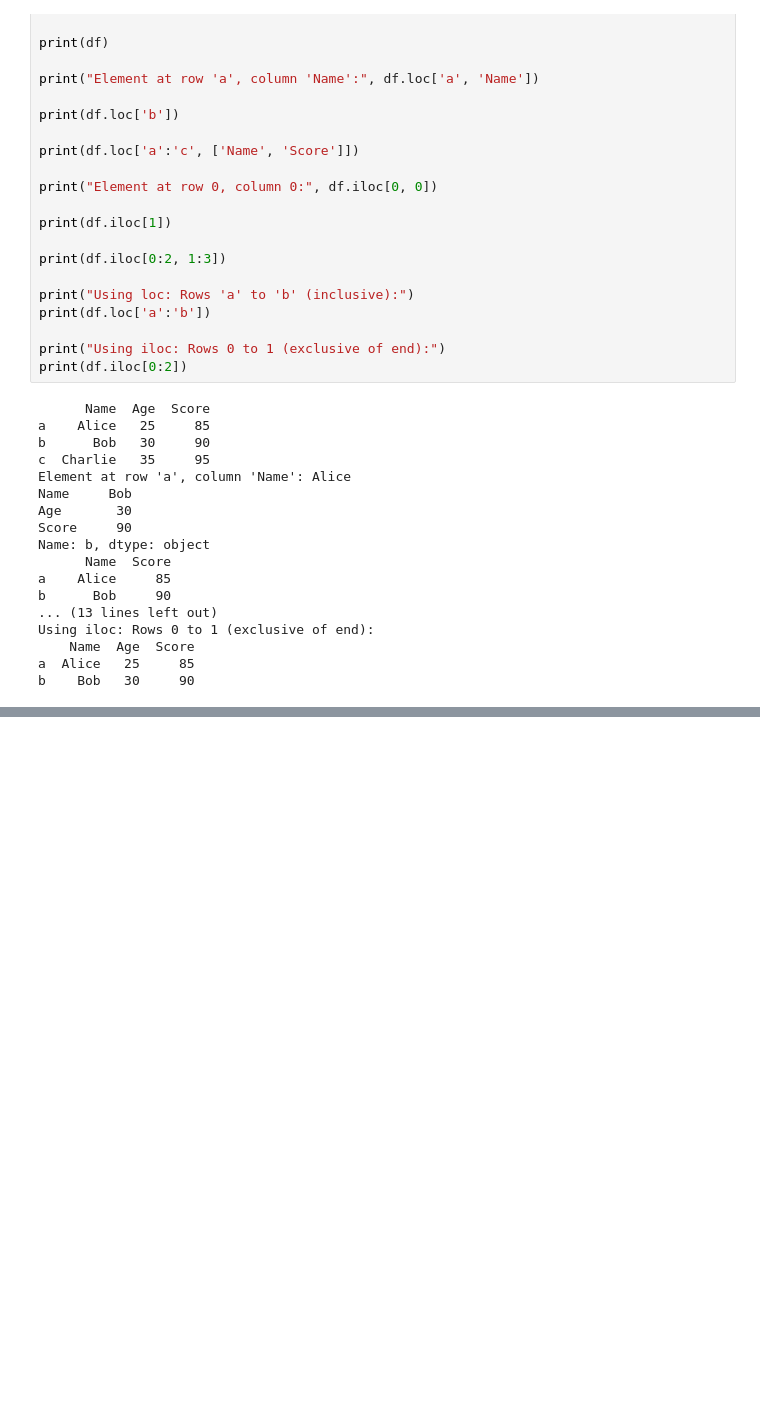
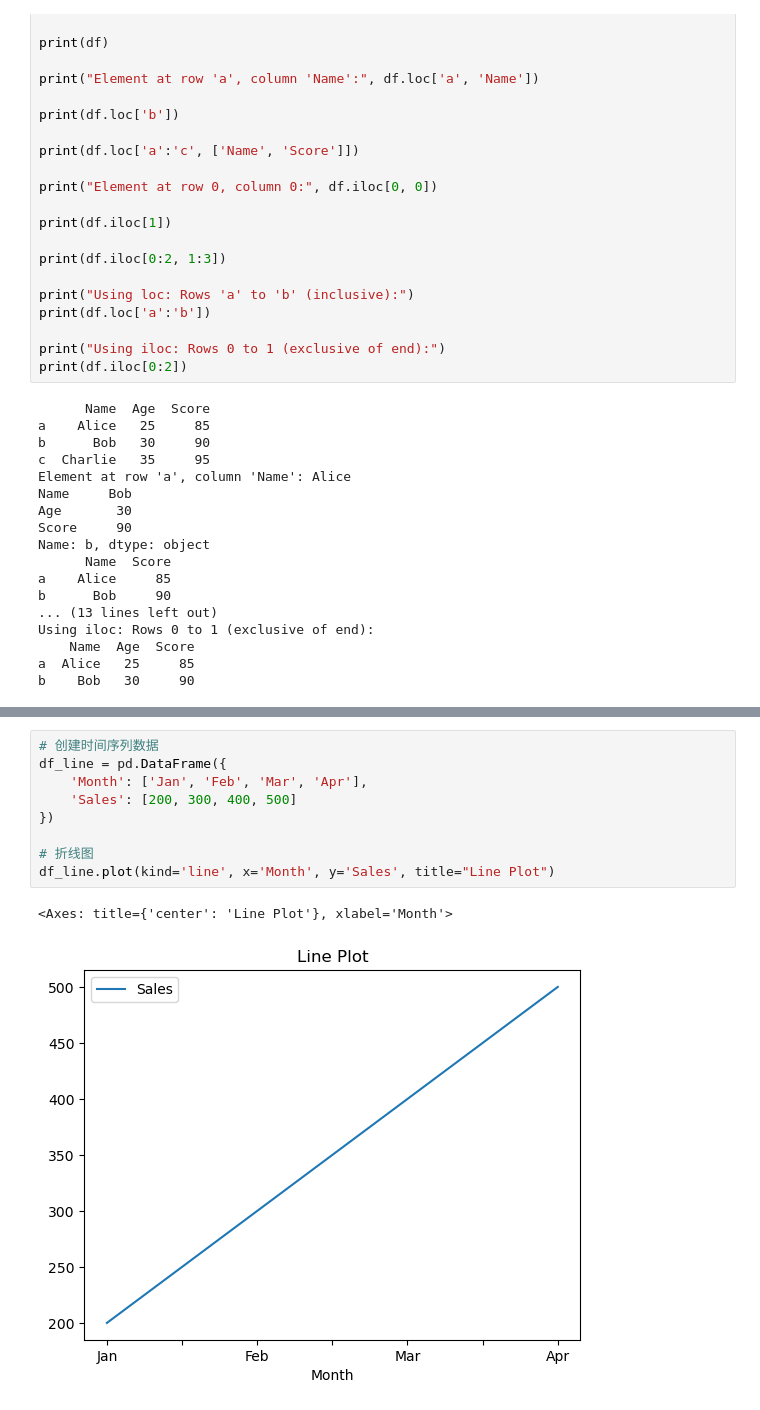
Before and after one commit to gyj155/Applied-Data-Analysis2024, a Jupyter notebook: exam_cpp.ipynb, the cells around one changed output, grey strips where cells are left out. Cells and saved outputs as stored; diff of their text form; blank space fills up the shorter version.

```diff
--- a/exam_cpp.ipynb
+++ b/exam_cpp.ipynb
@@ -252,0 +273,12 @@ b    Bob   30     90
+# %%
+# 创建时间序列数据
+df_line = pd.DataFrame({
+    'Month': ['Jan', 'Feb', 'Mar', 'Apr'],
+    'Sales': [200, 300, 400, 500]
+})
+
+# 折线图
+df_line.plot(kind='line', x='Month', y='Sales', title="Line Plot")
+# %% [output]
+<Axes: title={'center': 'Line Plot'}, xlabel='Month'>
+[figure, added]
```
Also changed, not shown: parts of 7 cells of this notebook, 3 other files.
